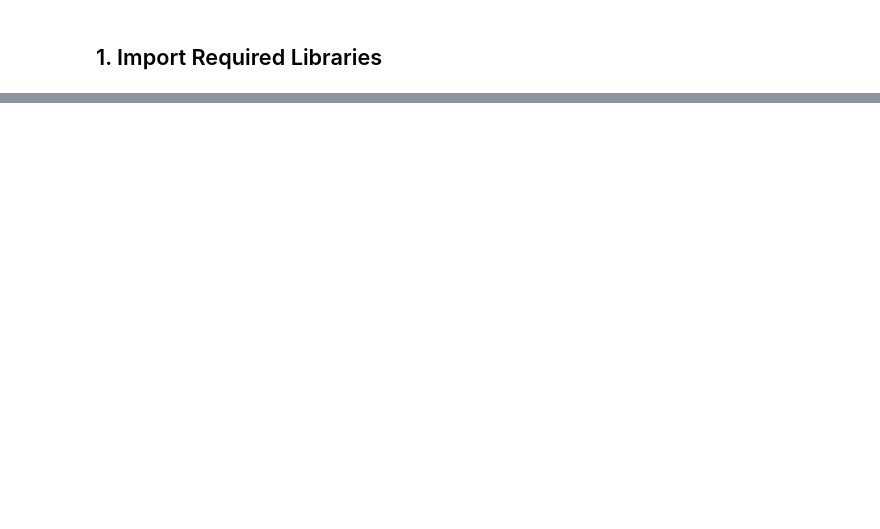
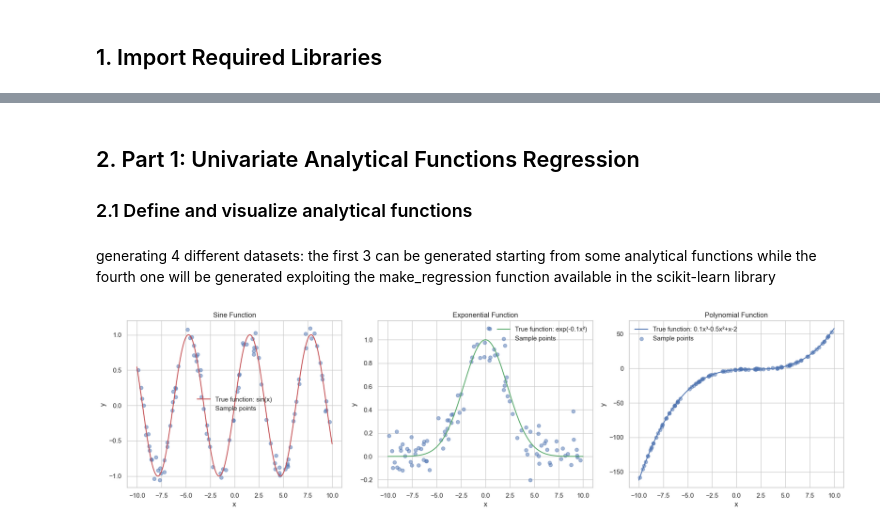
Before and after one commit to imadbenmadi/ITDS-practise-project, a Jupyter notebook: notebook.ipynb, the cells around one changed output, grey strips where cells are left out. Saved outputs shown, nothing was run; the diff lists cells and outputs as text; code cells hidden in the pictures; blank space fills up the shorter version.

```diff
--- a/notebook.ipynb
+++ b/notebook.ipynb
@@ -2310,0 +10,76 @@ VBox(children=(HTML(value='<h2>Weather Prediction Model Testing</h2>'), HBox(chi
+# %%
+# Basic data manipulation and analysis
+import pandas as pd
+import numpy as np
+import matplotlib.pyplot as plt
+import seaborn as sns
+
+# Regression models
+from sklearn.linear_model import LinearRegression, Ridge, Lasso
+from sklearn.preprocessing import PolynomialFeatures
+from sklearn.pipeline import make_pipeline
+from sklearn.model_selection import train_test_split, cross_val_score
+from sklearn.metrics import mean_squared_error, r2_score, mean_absolute_error
+from sklearn.datasets import make_regression
+
+# Set plot style
+plt.style.use('seaborn-v0_8-whitegrid')
+sns.set_theme(style="whitegrid")
+# %% [markdown]
+
+
+## 2. Part 1: Univariate Analytical Functions Regression
+
+### 2.1 Define and visualize analytical functions
+# %% [markdown]
+
+
+ generating 4 different datasets:
+ the first 3 can be generated starting from some analytical functions while the fourth one will be generated exploiting the make_regression function available in the scikit-learn library
+# %%
+# Create a range of x values
+x = np.linspace(-10, 10, 1000).reshape(-1, 1)
+
+# Define several analytical functions
+y_sin = np.sin(x)
+y_exp = np.exp(-0.1 * x**2)
+y_poly = 0.1 * x**3 - 0.5 * x**2 + x - 2
+
+# Create sample points for training (with some noise)
+np.random.seed(42)
+x_sample = np.random.uniform(-10, 10, 100).reshape(-1, 1)
+y_sin_sample = np.sin(x_sample) + np.random.normal(0, 0.1, size=x_sample.shape)
+y_exp_sample = np.exp(-0.1 * x_sample**2) + np.random.normal(0, 0.1, size=x_sample.shape)
+y_poly_sample = 0.1 * x_sample**3 - 0.5 * x_sample**2 + x_sample - 2 + np.random.normal(0, 0.5, size=x_sample.shape)
+
+# Visualize the analytical functions and sample points
+plt.figure(figsize=(18, 5))
+
+plt.subplot(1, 3, 1)
+plt.plot(x, y_sin, 'r-', label='True function: sin(x)')
+plt.scatter(x_sample, y_sin_sample, alpha=0.5, label='Sample points')
+plt.title('Sine Function')
+plt.xlabel('x')
+plt.ylabel('y')
+plt.legend()
+
+plt.subplot(1, 3, 2)
+plt.plot(x, y_exp, 'g-', label='True function: exp(-0.1x²)')
+plt.scatter(x_sample, y_exp_sample, alpha=0.5, label='Sample points')
+plt.title('Exponential Function')
+plt.xlabel('x')
+plt.ylabel('y')
+plt.legend()
+
+plt.subplot(1, 3, 3)
+plt.plot(x, y_poly, 'b-', label='True function: 0.1x³-0.5x²+x-2')
+plt.scatter(x_sample, y_poly_sample, alpha=0.5, label='Sample points')
+plt.title('Polynomial Function')
+plt.xlabel('x')
+plt.ylabel('y')
+plt.legend()
+
+plt.tight_layout()
+plt.show()
+# %% [output]
+[figure, added]
```
Also changed, not shown: parts of 77 cells of this notebook, 2 other files.
